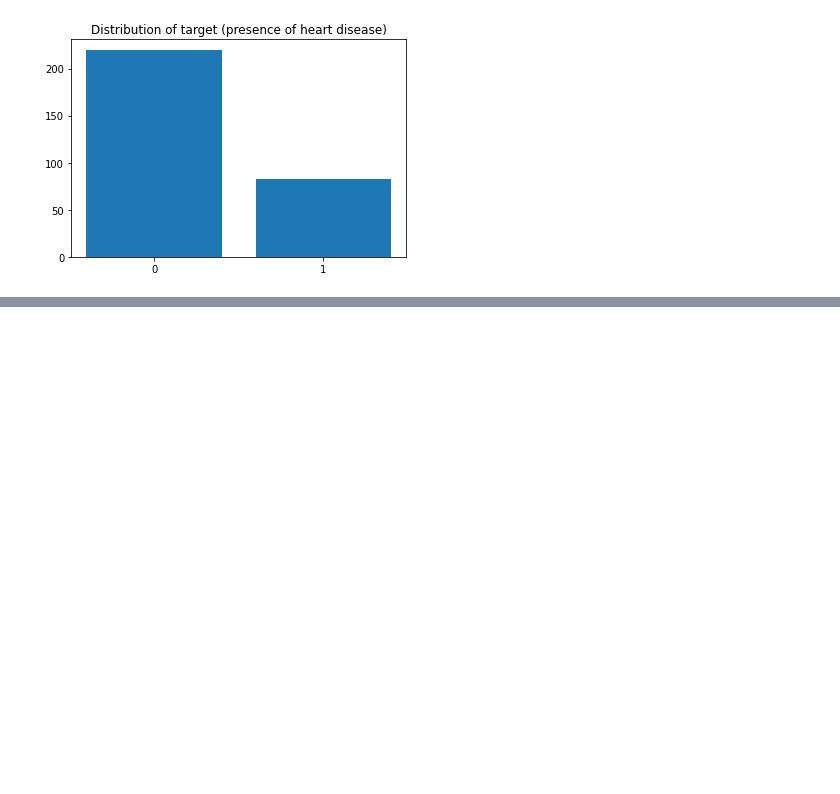
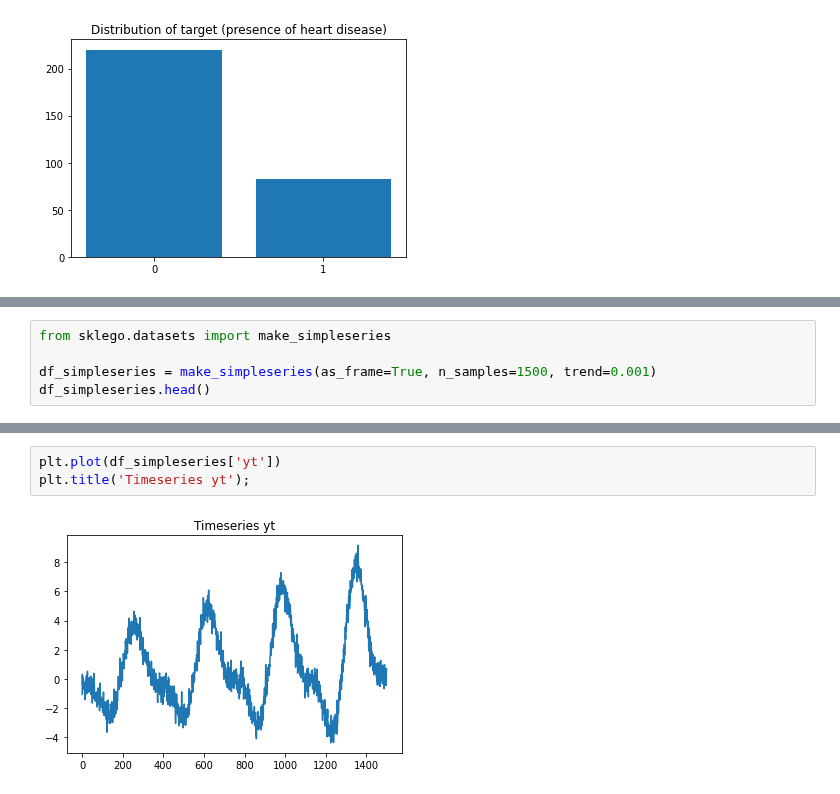
Before and after one commit to koaning/scikit-lego, a Jupyter notebook: doc/datasets.ipynb, the cells around one changed output, grey strips where cells are left out. Drawn from its saved outputs; the diff is of its cells as text; blank space fills up the shorter version.

```diff
--- a/doc/datasets.ipynb
+++ b/doc/datasets.ipynb
@@ -147,0 +229,5 @@ plt.title('Distribution of target (presence of heart disease)');
+# %%
+from sklego.datasets import make_simpleseries
+
+df_simpleseries = make_simpleseries(as_frame=True, n_samples=1500, trend=0.001)
+df_simpleseries.head()
@@ -147,0 +241,5 @@ plt.title('Distribution of target (presence of heart disease)');
+# %%
+plt.plot(df_simpleseries['yt'])
+plt.title('Timeseries yt');
+# %% [output]
+[figure, added]
```
Also changed, not shown: parts of 9 cells of this notebook.
